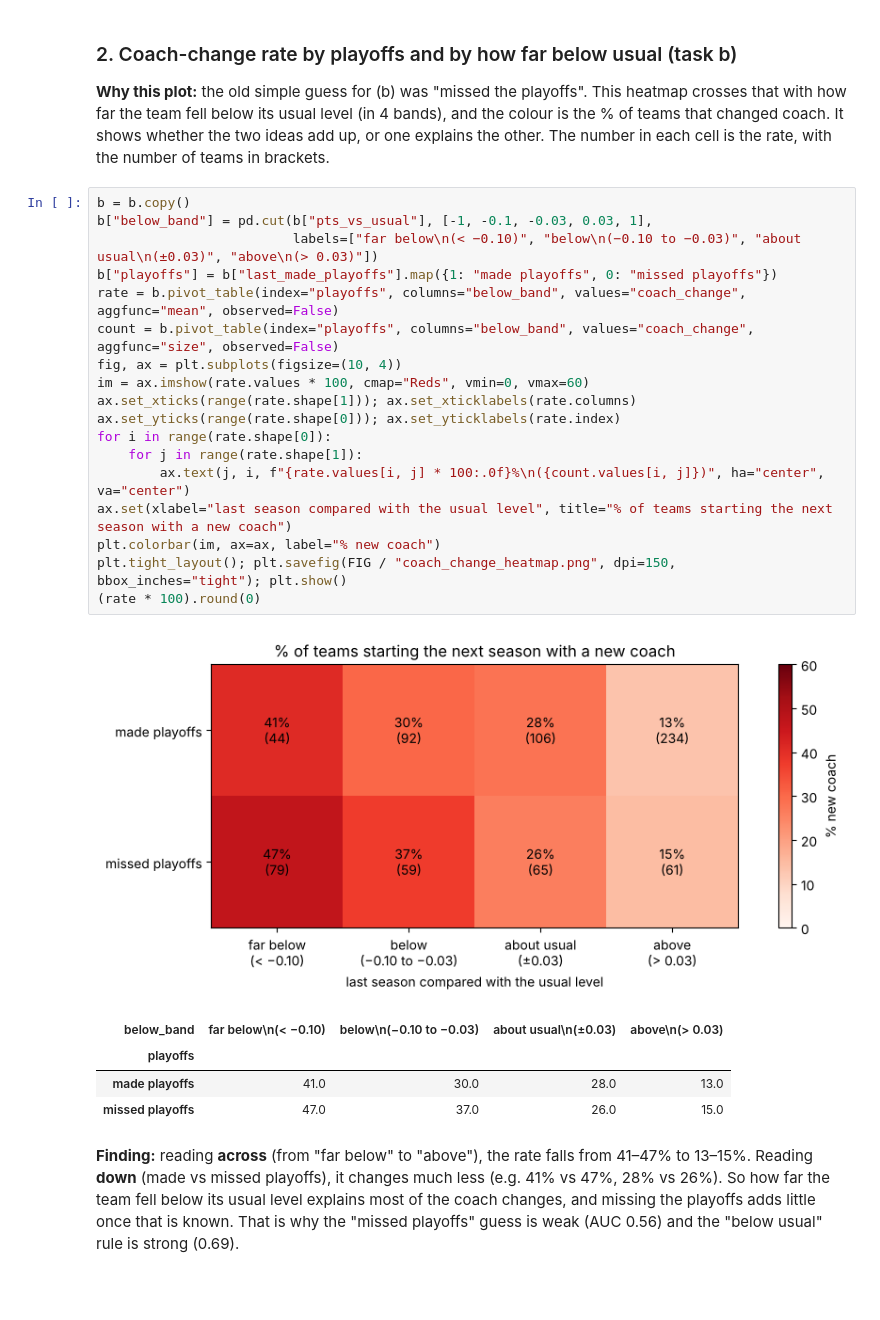
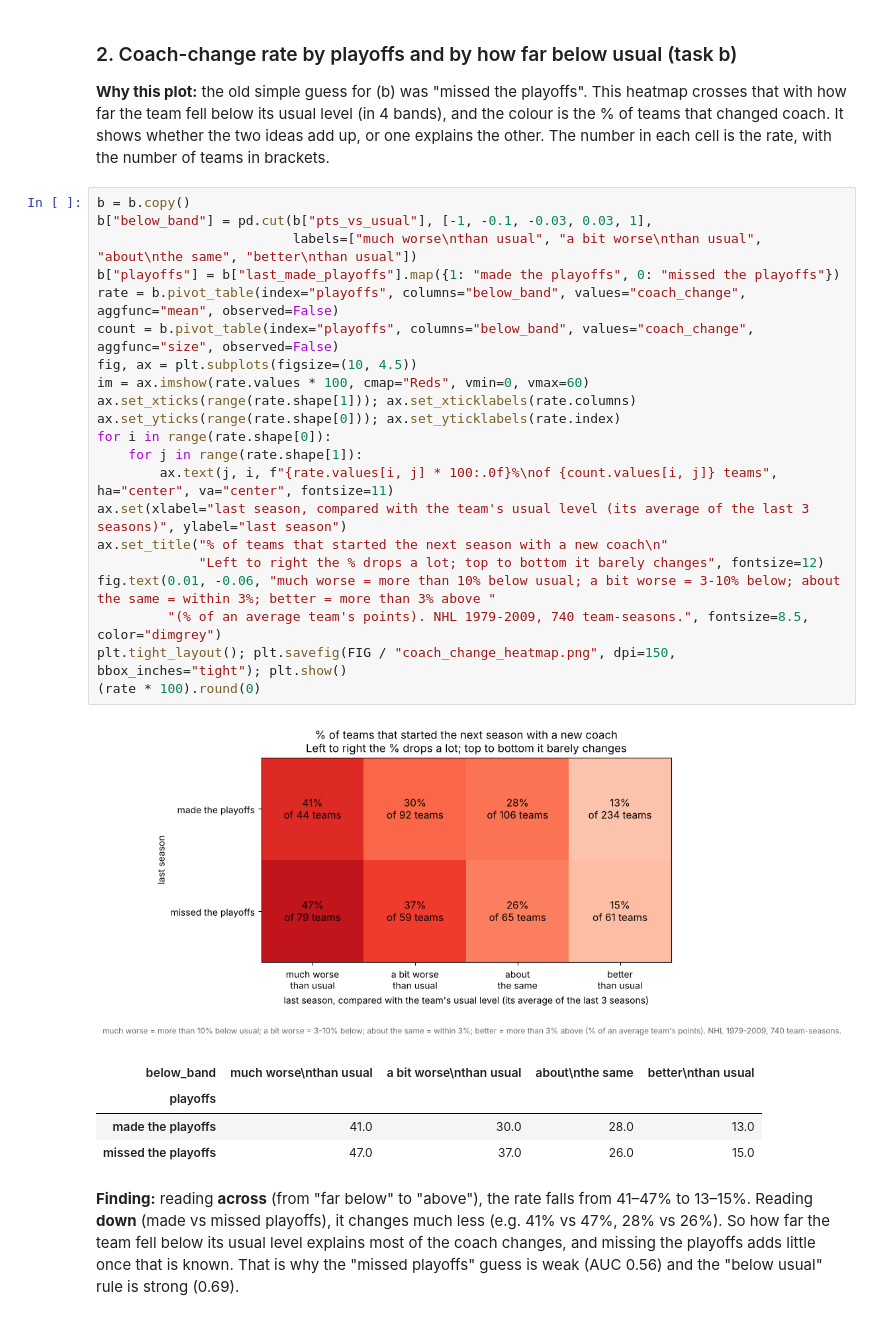
Before and after one commit to up202303702/AC, a Jupyter notebook: notebooks/01_data_overview.ipynb, the cells around one changed output. Saved outputs shown, nothing was run; the diff lists cells and outputs as text; blank space fills up the shorter version.

```diff
--- a/notebooks/01_data_overview.ipynb
+++ b/notebooks/01_data_overview.ipynb
@@ -705,27 +724,30 @@ Chi-square test (is the rate independent of being below usual?): p = 4.3e-10
 # %%
 b = b.copy()
 b["below_band"] = pd.cut(b["pts_vs_usual"], [-1, -0.1, -0.03, 0.03, 1],
-                         labels=["far below\n(< −0.10)", "below\n(−0.10 to −0.03)", "about usual\n(±0.03)", "above\n(> 0.03)"])
-b["playoffs"] = b["last_made_playoffs"].map({1: "made playoffs", 0: "missed playoffs"})
+                         labels=["much worse\nthan usual", "a bit worse\nthan usual", "about\nthe same", "better\nthan usual"])
+b["playoffs"] = b["last_made_playoffs"].map({1: "made the playoffs", 0: "missed the playoffs"})
 rate = b.pivot_table(index="playoffs", columns="below_band", values="coach_change", aggfunc="mean", observed=False)
 count = b.pivot_table(index="playoffs", columns="below_band", values="coach_change", aggfunc="size", observed=False)
-fig, ax = plt.subplots(figsize=(10, 4))
+fig, ax = plt.subplots(figsize=(10, 4.5))
 im = ax.imshow(rate.values * 100, cmap="Reds", vmin=0, vmax=60)
 ax.set_xticks(range(rate.shape[1])); ax.set_xticklabels(rate.columns)
 ax.set_yticks(range(rate.shape[0])); ax.set_yticklabels(rate.index)
 for i in range(rate.shape[0]):
     for j in range(rate.shape[1]):
-        ax.text(j, i, f"{rate.values[i, j] * 100:.0f}%\n({count.values[i, j]})", ha="center", va="center")
-ax.set(xlabel="last season compared with the usual level", title="% of teams starting the next season with a new coach")
-plt.colorbar(im, ax=ax, label="% new coach")
+        ax.text(j, i, f"{rate.values[i, j] * 100:.0f}%\nof {count.values[i, j]} teams", ha="center", va="center", fontsize=11)
+ax.set(xlabel="last season, compared with the team's usual level (its average of the last 3 seasons)", ylabel="last season")
+ax.set_title("% of teams that started the next season with a new coach\n"
+             "Left to right the % drops a lot; top to bottom it barely changes", fontsize=12)
+fig.text(0.01, -0.06, "much worse = more than 10% below usual; a bit worse = 3-10% below; about the same = within 3%; better = more than 3% above "
+         "(% of an average team's points). NHL 1979-2009, 740 team-seasons.", fontsize=8.5, color="dimgrey")
 plt.tight_layout(); plt.savefig(FIG / "coach_change_heatmap.png", dpi=150, bbox_inches="tight"); plt.show()
 (rate * 100).round(0)
 # %% [output]
-[figure, old version]
+[figure, new version]
-| below_band | far below\n(< −0.10) | below\n(−0.10 to −0.03) | about usual\n(±0.03) | above\n(> 0.03) |
+| below_band | much worse\nthan usual | a bit worse\nthan usual | about\nthe same | better\nthan usual |
 | playoffs |  |  |  |  |
-| made playoffs | 41.0 | 30.0 | 28.0 | 13.0 |
-| missed playoffs | 47.0 | 37.0 | 26.0 | 15.0 |
+| made the playoffs | 41.0 | 30.0 | 28.0 | 13.0 |
+| missed the playoffs | 47.0 | 37.0 | 26.0 | 15.0 |
 # %% [markdown]
 **Finding:** reading **across** (from "far below" to "above"), the rate falls from 41–47% to 13–15%. Reading **down** (made vs missed playoffs), it changes much less (e.g. 41% vs 47%, 28% vs 26%). So how far the team fell below its usual level explains most of the coach changes, and missing the playoffs adds little once that is known. That is why the "missed playoffs" guess is weak (AUC 0.56) and the "below usual" rule is strong (0.69).
 # %% [markdown]
```
Also changed, not shown: parts of 9 cells of this notebook, 32 other files.
